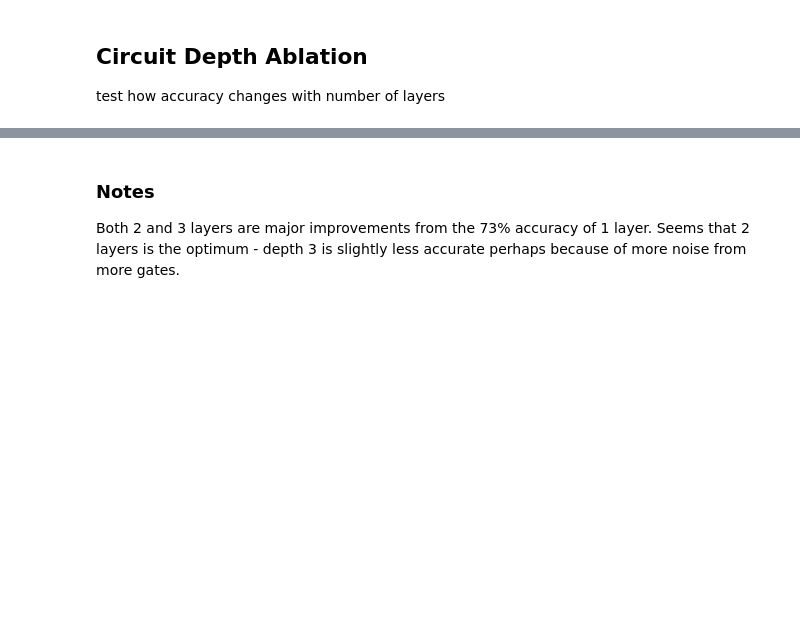
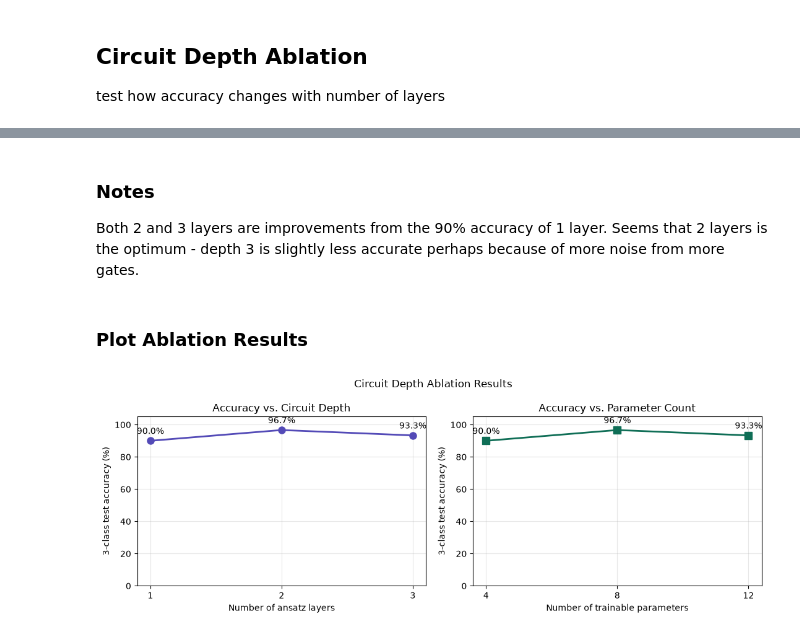
Before and after one commit to yiwen6826/variational-quantum-classifier, a Jupyter notebook: notebooks/multiclass.ipynb, the cells around one changed output, grey strips where cells are left out. Cells and saved outputs as stored; diff of their text form; code cells hidden in the pictures; blank space fills up the shorter version.

Commit message:
Circuit Ablation Plots + src functions

```diff
--- a/notebooks/multiclass.ipynb
+++ b/notebooks/multiclass.ipynb
@@ -208,6 +208,14 @@ True label setosa is always classified correctly. Model has trouble correctly cl
 # %% [markdown]
 ## Circuit Depth Ablation
 test how accuracy changes with number of layers
+# %%
+ablation_results = {
+    1: {
+        'thetas': ovr_thetas,
+        'accuracy': accuracy,
+        'n_params': 4 * 1,
+    }
+}
 # %%
 for n in [2, 3]:
     print(f"Training OVR with {n} layers")
@@ -230,5 +238,10 @@ for n in [2, 3]:
     accuracy_n = accuracy_score(y_test, y_pred_n)
     print(f"Depth {n}: {accuracy_n:.2} accuracy")
     print("-" * 20)
+    ablation_results[n] = {
+        'thetas': thetas_n,
+        'accuracy': accuracy_n,
+        'n_params': 4 * n
+    }
 # %% [output]
 Training OVR with 2 layers
@@ -250,4 +263,47 @@ Depth 3: 0.9 accuracy
 --------------------
 # %% [markdown]
 ### Notes
-Both 2 and 3 layers are major improvements from the 73% accuracy of 1 layer. Seems that 2 layers is the optimum - depth 3 is slightly less accurate perhaps because of more noise from more gates.
+Both 2 and 3 layers are improvements from the 90% accuracy of 1 layer. Seems that 2 layers is the optimum - depth 3 is slightly less accurate perhaps because of more noise from more gates.
+# %% [markdown]
+### Plot Ablation Results
+# %%
+depths = sorted(ablation_results.keys())
+accuracies = [ablation_results[d]['accuracy'] for d in depths]
+n_params = [ablation_results[d]['n_params'] for d in depths]
+
+fig, axes = plt.subplots(1, 2, figsize=(11, 4))
+
+# left: accuracy vs. depth
+axes[0].plot(depths, [a * 100 for a in accuracies],
+             'o-', color='#534AB7', linewidth=2, markersize=8)
+axes[0].set_xlabel("Number of ansatz layers")
+axes[0].set_ylabel("3-class test accuracy (%)")
+axes[0].set_title("Accuracy vs. Circuit Depth")
+axes[0].set_xticks(depths)
+axes[0].set_ylim(0, 105)
+axes[0].grid(alpha=0.3)
+for d, a in zip(depths, accuracies):
+    axes[0].annotate(f"{a:.1%}", (d, a*100),
+                     textcoords="offset points", xytext=(0, 8),
+                     ha='center', fontsize=10)
+
+# right: accuracy vs number of parameters
+axes[1].plot(n_params, [a * 100 for a in accuracies],
+             's-', color='#0F6E56', linewidth=2, markersize=8)
+axes[1].set_xlabel("Number of trainable parameters")
+axes[1].set_ylabel("3-class test accuracy (%)")
+axes[1].set_title("Accuracy vs. Parameter Count")
+axes[1].set_xticks(n_params)
+axes[1].set_ylim(0, 105)
+axes[1].grid(alpha=0.3)
+for n, a in zip(n_params, accuracies):
+    axes[1].annotate(f"{a:.1%}", (n, a*100),
+                     textcoords="offset points", xytext=(0, 8),
+                     ha='center', fontsize=10)
+
+plt.suptitle("Circuit Depth Ablation Results", fontsize=12)
+plt.tight_layout()
+plt.savefig("../results/depth_ablation.png", dpi=150, bbox_inches='tight')
+plt.show()
+# %% [output]
+[figure, added]
```
Also changed, not shown: parts of 6 cells of this notebook, 4 other files.
